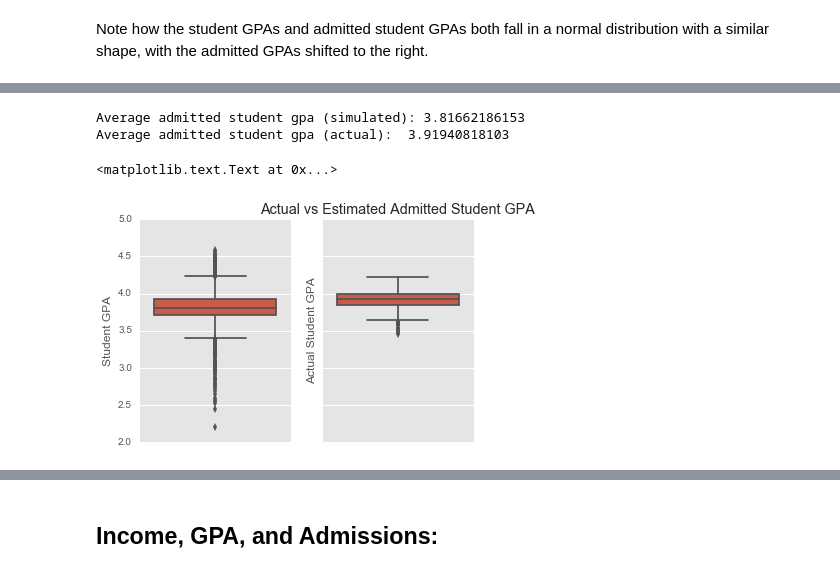
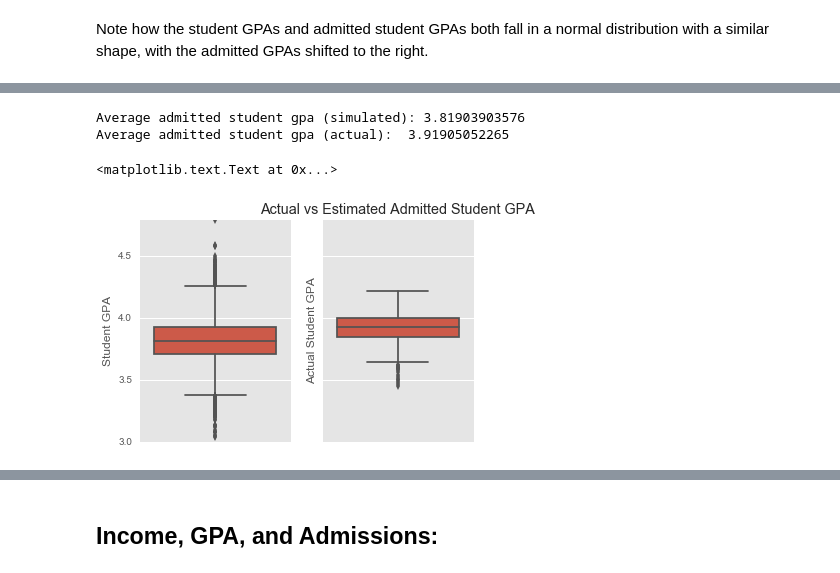
Before and after one commit to bkrakauer/UC-Admissions, a Jupyter notebook: UC Admissions Model.ipynb, the cells around one changed output, grey strips where cells are left out. Cells and saved outputs as stored; diff of their text form; code cells hidden in the pictures.

```diff
--- a/UC Admissions Model.ipynb
+++ b/UC Admissions Model.ipynb
@@ -86,0 +40,9 @@ admitted = pd.merge(admitted, gpas[["School Name", "City", "Adm GPA"]], on=["Sch
+# %%
+df = pd.read_csv("gpas_w_zips.csv")
+df.fillna(0)
+df[["App GPA", "Adm GPA"]] = df[["App GPA", "Adm GPA"]].astype(float)
+df["Zip"] = df["Zip"].astype(int)
+df["Income"] = df["Income"].astype(int)
+df["Admitted"] = df["Admitted"].astype(int)
+df["Applied"] = df["Applied"].astype(int)
+df.drop("Unnamed: 0", axis=1, inplace=True)
@@ -95,8 +67,5 @@ This will execute code in the helper function which will generate simulated stud
 # %%
 students = pd.DataFrame({})
 
-for i in range(len(applicants)):
-    students = students.append(h.simulate_hs(admitted.loc[i, "Students"], admitted.loc[i, "Adm GPA"], *applicants.loc[i]))
+for i in range(len(df)):
+    students = students.append(h.simulate_hs(df.iloc[i,:]))
-# %%
-students.drop("Applicants", axis = 1, inplace = True)
-students.head(10)
@@ -168,16 +103,16 @@ ethn_real.plot(kind='pie', autopct='%.2f', figsize = (6, 6))
 # %%
 print "Average admitted student gpa (simulated):", np.mean(students[students.Admitted == 1]["Student GPA"])
-print "Average admitted student gpa (actual): ", np.mean(admitted['Adm GPA'])
+print "Average admitted student gpa (actual): ", np.mean(df['Adm GPA'])
 # %% [output]
-Average admitted student gpa (simulated): 3.81662186153
-Average admitted student gpa (actual):  3.91940818103
+Average admitted student gpa (simulated): 3.81903903576
+Average admitted student gpa (actual):  3.91905052265
 # %%
 fig, (ax1, ax2) = plt.subplots(ncols=2, sharey=True)
 sns.boxplot(y="Student GPA", data = students[students.Admitted == 1], ax=ax1)
 sns.axlabel(" ", "Estimated Student GPA")
-sns.boxplot(y="Adm GPA", data = admitted, ax=ax2)
+sns.boxplot(y="Adm GPA", data = df, ax=ax2)
 sns.axlabel(" ", "Actual Student GPA")
 sns.plt.title("Actual vs Estimated Admitted Student GPA")
 # %% [output]
 <matplotlib.text.Text at 0x...>
-[figure, old version]
+[figure, new version]
```
Also changed, not shown: parts of 85 cells of this notebook.
